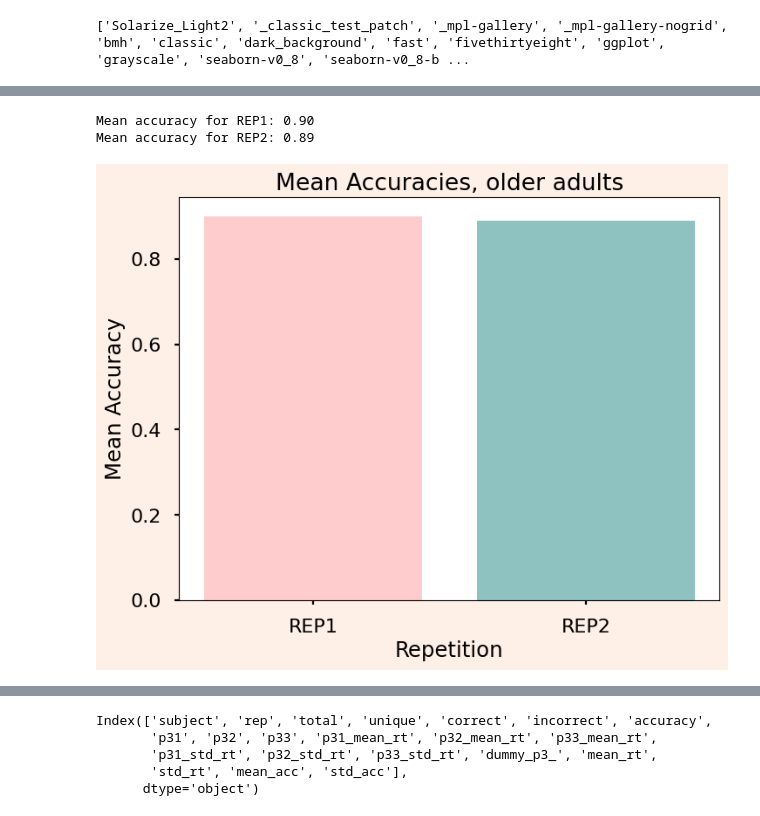
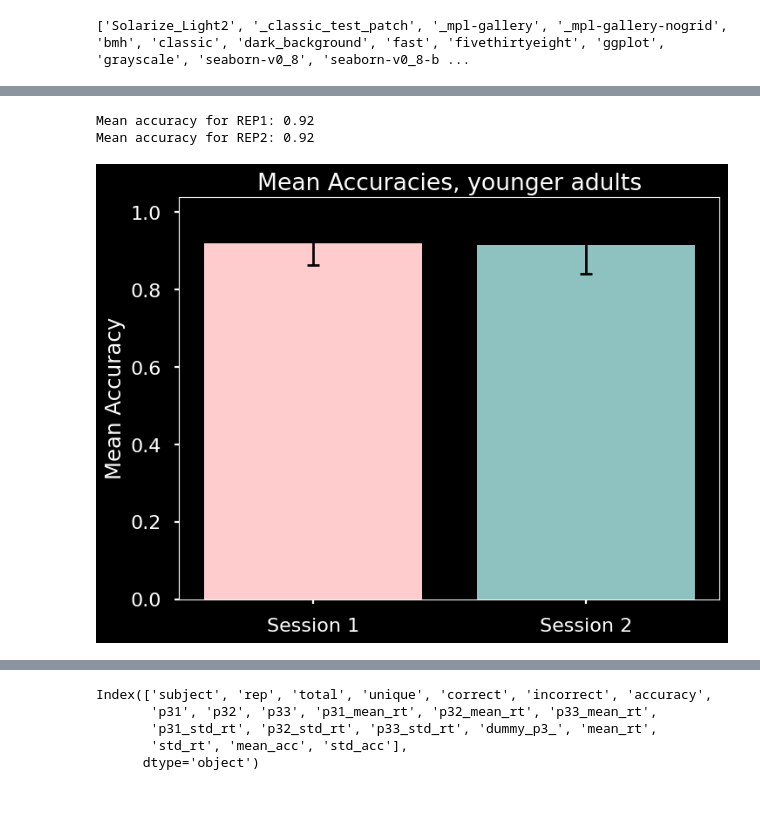
Before and after one commit to McSonk/brain-imaging, a Jupyter notebook: code/python/behaviour_global.ipynb, the cells around one changed output, grey strips where cells are left out. Cells and saved outputs as stored; diff of their text form; code cells hidden in the pictures.

```diff
--- a/code/python/behaviour_global.ipynb
+++ b/code/python/behaviour_global.ipynb
@@ -251,3 +272,5 @@ reps1
+# %%
+plt.style.use('seaborn-v0_8-paper')
 # %%
 reps1[['subject', 'accuracy']].set_index('subject').plot(kind='bar', figsize=(12, 6))
 plt.xlabel('Subject')
@@ -719,21 +778,28 @@ plt.style.use('seaborn-v0_8-poster')
 # %%
 # Calculate the mean accuracies
-mean_accuracy_o_reps1 = o_reps1['accuracy'].mean()
-mean_accuracy_o_reps2 = o_reps2['accuracy'].mean()
-print(f'Mean accuracy for REP1: {mean_accuracy_o_reps1:.2f}')
-print(f'Mean accuracy for REP2: {mean_accuracy_o_reps2:.2f}')
+mean_accuracy_y_reps1 = y_reps1['accuracy'].mean()
+mean_accuracy_y_reps2 = y_reps2['accuracy'].mean()
+mean_std_accuracy_y_reps1 = y_reps1['accuracy'].std()
+mean_std_accuracy_y_reps2 = y_reps2['accuracy'].std()
+
+print(f'Mean accuracy for REP1: {mean_accuracy_y_reps1:.2f}')
+print(f'Mean accuracy for REP2: {mean_accuracy_y_reps2:.2f}')
+
 
 # Plot the mean accuracies
 fig, ax = plt.subplots(figsize=(8, 6))
-bars = ax.bar(['REP1', 'REP2'], [mean_accuracy_o_reps1, mean_accuracy_o_reps2], color=['#ffccce', '#8dc2c0'])
-fig.patch.set_facecolor('#fef0e7')
-ax.set_xlabel('Repetition')
+ax.bar(['Session 1', 'Session 2'],
+       [mean_accuracy_y_reps1, mean_accuracy_y_reps2],
+        yerr=[mean_std_accuracy_y_reps1, mean_std_accuracy_y_reps2],
+       color=['#ffccce', '#8dc2c0'],
+         error_kw=error_bar_style
+       )
+#fig.patch.set_facecolor('#fef0e7')
 ax.set_ylabel('Mean Accuracy')
-ax.set_title('Mean Accuracies, older adults')
-
+ax.set_title('Mean Accuracies, younger adults')
 
 plt.show()
 # %% [output]
-Mean accuracy for REP1: 0.90
-Mean accuracy for REP2: 0.89
+Mean accuracy for REP1: 0.92
+Mean accuracy for REP2: 0.92
-[figure, old version]
+[figure, new version]
```
Also changed, not shown: parts of 38 cells of this notebook, 3 other files.
